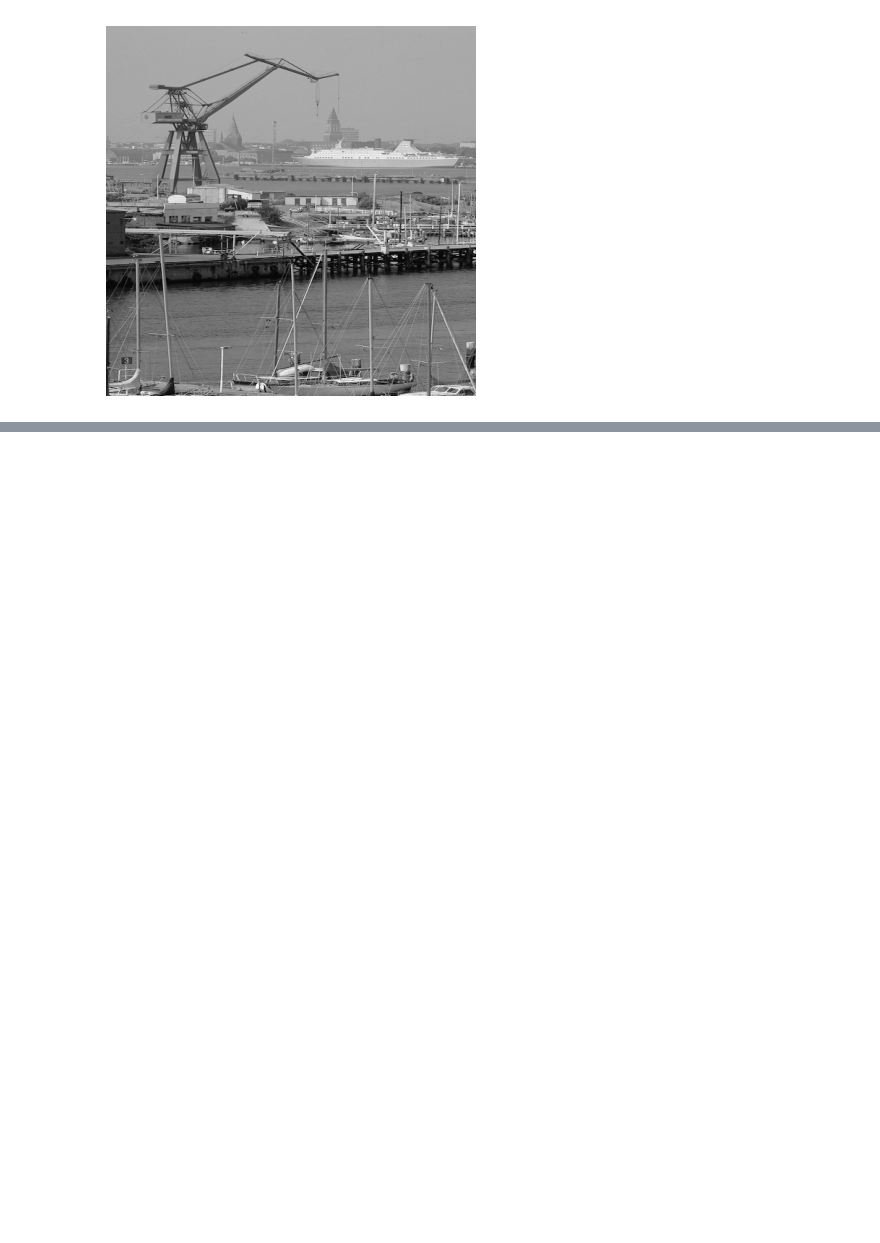
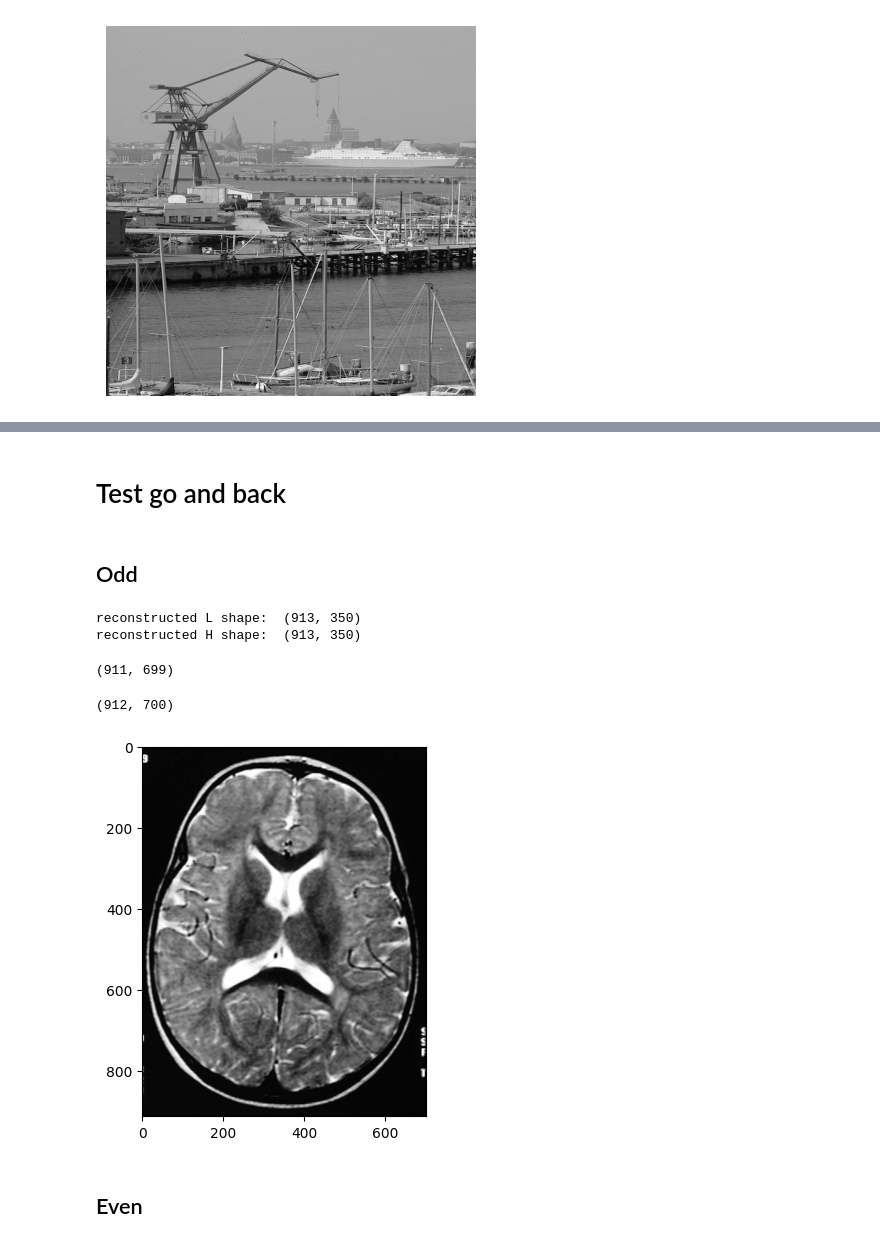
Before and after one commit to ikenichaa/wavelet-transform, a Jupyter notebook: task2-convolution.ipynb, the cells around one changed output, grey strips where cells are left out. Saved outputs shown, nothing was run; the diff lists cells and outputs as text; code cells hidden in the pictures; blank space fills up the shorter version.

Commit message:
feat: fix inverse transform to transform both odd and even row

```diff
--- a/task2-convolution.ipynb
+++ b/task2-convolution.ipynb
@@ -403,0 +133,39 @@ show_pic(HH)
+# %%
+def forward_wavelet_transform(im, low_pass_filter, high_pass_filter):
+    L = downsample_cols(convolve_by_column(padding_preprocessing_col(im), low_pass_filter))
+    H = downsample_cols(convolve_by_column(padding_preprocessing_col(im), high_pass_filter))
+
+    LL = downsample_rows(convolve_by_row(padding_preprocessing_row(L), low_pass_filter))
+    LH = downsample_rows(convolve_by_row(padding_preprocessing_row(L), high_pass_filter))
+    HL = downsample_rows(convolve_by_row(padding_preprocessing_row(H), low_pass_filter))
+    HH = downsample_rows(convolve_by_row(padding_preprocessing_row(H), high_pass_filter))
+
+    return LL, LH, HL, HH
+
+def add_frequency(a, b):
+    if a.shape == b.shape:
+        return a + b
+
+    diff_in_rows = a.shape[0] - b.shape[0]
+    if diff_in_rows > 0:
+        a = a[:-diff_in_rows, :]
+    elif diff_in_rows < 0:
+        b = b[:diff_in_rows, :]
+
+    diff_in_cols = a.shape[1] - b.shape[1]
+    if diff_in_cols > 0:
+        a = a[:, :-diff_in_cols]
+    elif diff_in_cols < 0:
+        b = b[:, :diff_in_cols]
+
+    return a+b
+
+def inverse_wavelet_transform(LL, LH, HL, HH, low_pass_filter, high_pass_filter):
+    reconstructed_L = add_frequency(convolve_by_row(upsample_rows(add_bottom_padding(LH)), high_pass_filter), convolve_by_row(upsample_rows(add_bottom_padding(LL)), low_pass_filter))
+    reconstructed_H = convolve_by_row(upsample_rows(add_bottom_padding(HH)), high_pass_filter) + convolve_by_row(upsample_rows(add_bottom_padding(HL)), low_pass_filter)
+
+    reconstructed_image = convolve_by_column(upsample_cols(add_right_padding(reconstructed_L)), low_pass_filter) + convolve_by_column(upsample_cols(add_right_padding(reconstructed_H)), high_pass_filter)
+
+    # Crop to match the original size
+    rows, cols = LL.shape[0] * 2, LL.shape[1] * 2
+    return reconstructed_image[:rows, :cols]
@@ -403,0 +205,24 @@ show_pic(HH)
+# %% [markdown]
+# Test go and back
+# %% [markdown]
+## Odd
+# %%
+LL, LH, HL, HH = forward_wavelet_transform(brain, low_pass_filter, high_pass_filter)
+ri = inverse_wavelet_transform(LL, LH, HL, HH, low_pass_filter, high_pass_filter)
+# %% [output]
+reconstructed L shape:  (913, 350)
+reconstructed H shape:  (913, 350)
+# %%
+brain.shape
+# %% [output]
+(911, 699)
+# %%
+ri.shape
+# %% [output]
+(912, 700)
+# %%
+show_pic(ri)
+# %% [output]
+[figure, added]
+# %% [markdown]
+## Even
```
Also changed, not shown: parts of 44 cells of this notebook.
